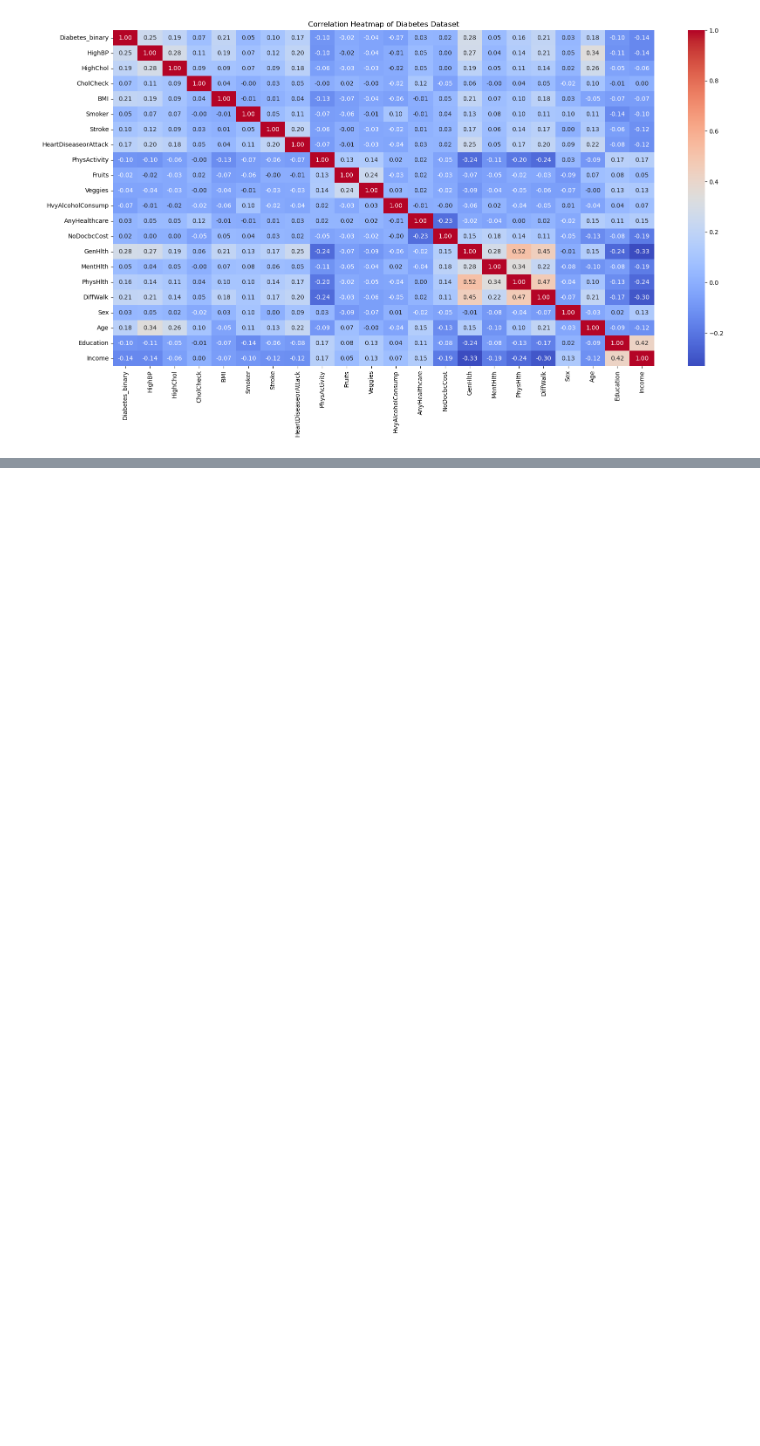
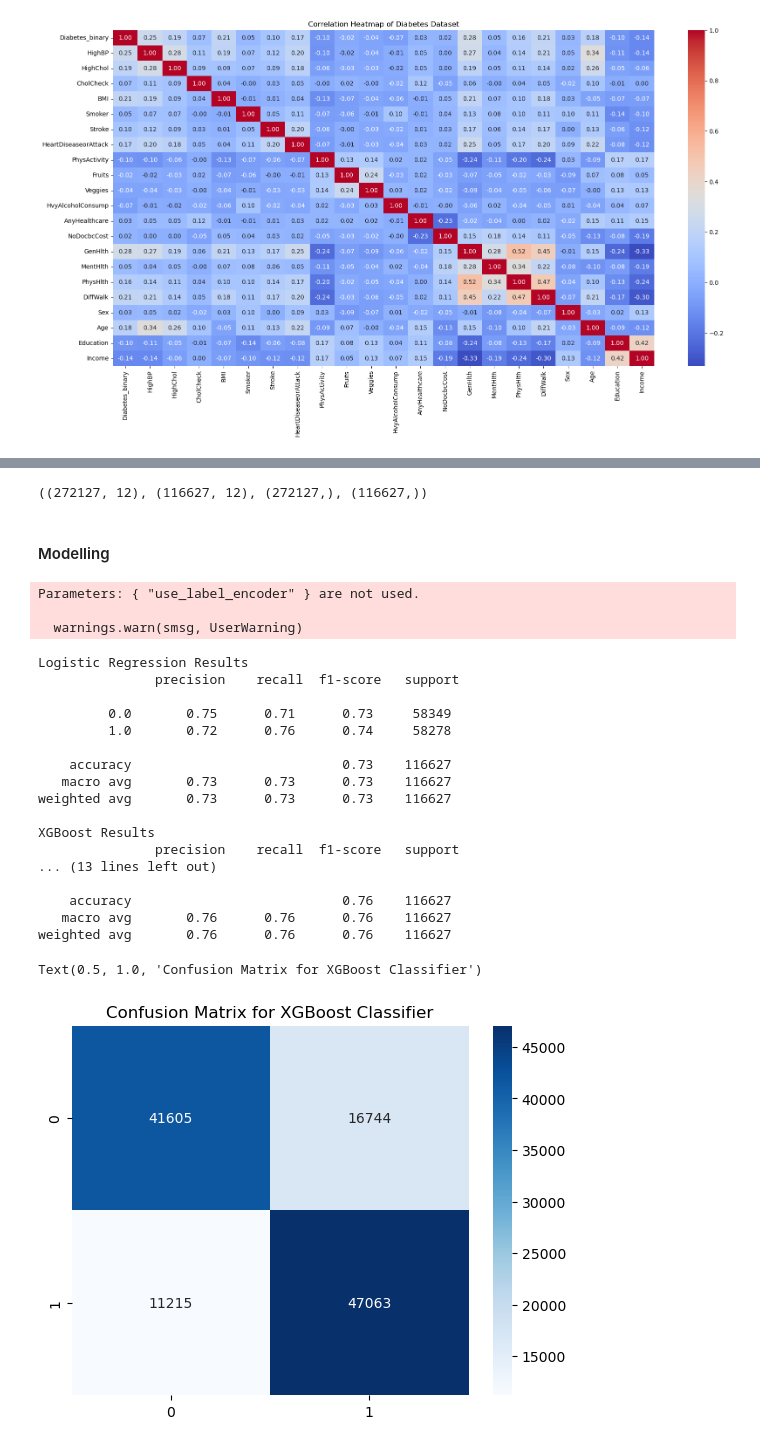
Before and after one commit to ashcds/US-diabetes-health-indicators, a Jupyter notebook: diabetes_model.ipynb, the cells around one changed output, grey strips where cells are left out. Cells and saved outputs as stored; diff of their text form; code cells hidden in the pictures; blank space fills up the shorter version.

```diff
--- a/diabetes_model.ipynb
+++ b/diabetes_model.ipynb
@@ -77,0 +110,72 @@ plt.show()
+# %%
+# Use RandomOverSampler to balance the dataset
+from imblearn.over_sampling import RandomOverSampler
+
+x = diabetes.drop(columns=['Diabetes_binary'], axis=1)
+y = diabetes['Diabetes_binary']
+ros =RandomOverSampler(random_state=42, sampling_strategy='not majority')
+X_ros,y_ros=ros.fit_resample(x,y)
+# %%
+from sklearn.model_selection import train_test_split
+
+X_train, X_test, y_train, y_test = train_test_split(X_ros, y_ros, test_size=0.3, random_state=42)
+X_train = X_train[diabetes_selected.columns]
+X_test = X_test[diabetes_selected.columns]
+X_train.shape, X_test.shape, y_train.shape, y_test.shape # Check the shapes of the datasets
+# %% [output]
+((272127, 12), (116627, 12), (272127,), (116627,))
+# %% [markdown]
+#### Modelling
+# %%
+# !pip install xgboost
+# Build Logistic Regression model
+from sklearn.linear_model import LogisticRegression
+from xgboost import XGBClassifier
+from sklearn.ensemble import RandomForestClassifier
+from sklearn.metrics import classification_report, confusion_matrix
+
+lst_model = LogisticRegression(max_iter=1000, random_state=42)
+xgb_model = XGBClassifier(use_label_encoder=False, eval_metric='logloss', random_state=42)
+rfc_model = RandomForestClassifier(max_depth = 12, n_estimators = 10, random_state=42)
+
+lst_model.fit(X_train, y_train) # Fit the model
+xgb_model.fit(X_train, y_train)
+rfc_model.fit(X_train, y_train)
+
+# Make predictions
+y_pred_lst = lst_model.predict(X_test)
+y_pred_xgb = xgb_model.predict(X_test)
+y_pred_rfc = rfc_model.predict(X_test)
+# %% [output]
+Parameters: { "use_label_encoder" } are not used.
+
+  warnings.warn(smsg, UserWarning)
+# %%
+# Evaluate the models
+print("Logistic Regression Results \n", classification_report(y_test, y_pred_lst))
+print("XGBoost Results \n", classification_report(y_test, y_pred_xgb))
+print("Random Forest Classifier Results \n", classification_report(y_test, y_pred_rfc))
+
+cmd = confusion_matrix(y_test, y_pred_rfc)
+sns.heatmap(cmd, annot=True, fmt='d', cmap='Blues')
+plt.title('Confusion Matrix for XGBoost Classifier')
+# %% [output]
+Logistic Regression Results
+               precision    recall  f1-score   support
+
+         0.0       0.75      0.71      0.73     58349
+         1.0       0.72      0.76      0.74     58278
+
+    accuracy                           0.73    116627
+   macro avg       0.73      0.73      0.73    116627
+weighted avg       0.73      0.73      0.73    116627
+
+XGBoost Results
+               precision    recall  f1-score   support
+... (13 lines left out)
+
+    accuracy                           0.76    116627
+   macro avg       0.76      0.76      0.76    116627
+weighted avg       0.76      0.76      0.76    116627
+Text(0.5, 1.0, 'Confusion Matrix for XGBoost Classifier')
+[figure, added]
```
Also changed, not shown: parts of 9 cells of this notebook.
